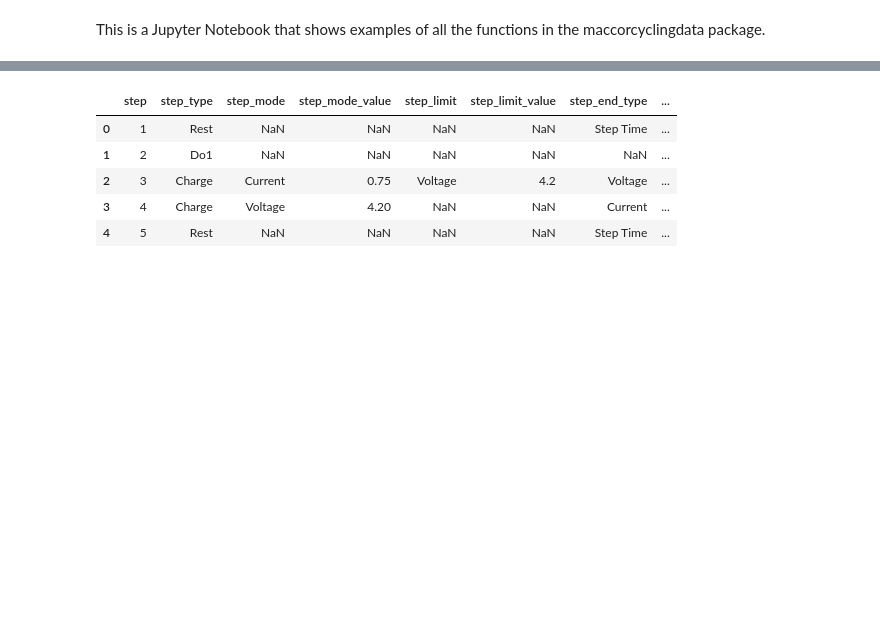
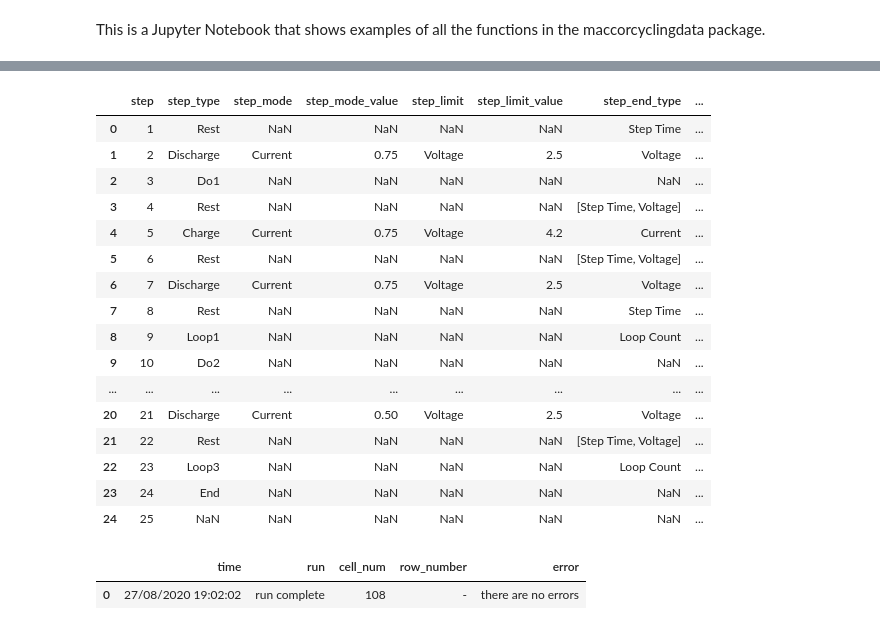
Before and after one commit to shriyachallam/maccorcyclingdata, a Jupyter notebook: example.ipynb, the cells around one changed output, grey strips where cells are left out. Cells and saved outputs as stored; diff of their text form; code cells hidden in the pictures; blank space fills up the shorter version.

Commit message:
'validation'

```diff
--- a/example.ipynb
+++ b/example.ipynb
@@ -73,13 +73,27 @@ print(len(del_df_shifted))
 # %%
 schedule_df = schedules.import_schedules('example_data/','schedule.csv')
-schedule_df.head(5)
+schedule_df
 # %% [output]
 |  | step | step_type | step_mode | step_mode_value | step_limit | step_limit_value | step_end_type | ... |
 | 0 | 1 | Rest | NaN | NaN | NaN | NaN | Step Time | ... |
-| 1 | 2 | Do1 | NaN | NaN | NaN | NaN | NaN | ... |
-| 2 | 3 | Charge | Current | 0.75 | Voltage | 4.2 | Voltage | ... |
-| 3 | 4 | Charge | Voltage | 4.20 | NaN | NaN | Current | ... |
-| 4 | 5 | Rest | NaN | NaN | NaN | NaN | Step Time | ... |
+| 1 | 2 | Discharge | Current | 0.75 | Voltage | 2.5 | Voltage | ... |
+| 2 | 3 | Do1 | NaN | NaN | NaN | NaN | NaN | ... |
+| 3 | 4 | Rest | NaN | NaN | NaN | NaN | [Step Time, Voltage] | ... |
+| 4 | 5 | Charge | Current | 0.75 | Voltage | 4.2 | Current | ... |
+| 5 | 6 | Rest | NaN | NaN | NaN | NaN | [Step Time, Voltage] | ... |
+| 6 | 7 | Discharge | Current | 0.75 | Voltage | 2.5 | Voltage | ... |
+| 7 | 8 | Rest | NaN | NaN | NaN | NaN | Step Time | ... |
+| 8 | 9 | Loop1 | NaN | NaN | NaN | NaN | Loop Count | ... |
+| 9 | 10 | Do2 | NaN | NaN | NaN | NaN | NaN | ... |
+| ... | ... | ... | ... | ... | ... | ... | ... | ... |
+| 20 | 21 | Discharge | Current | 0.50 | Voltage | 2.5 | Voltage | ... |
+| 21 | 22 | Rest | NaN | NaN | NaN | NaN | [Step Time, Voltage] | ... |
+| 22 | 23 | Loop3 | NaN | NaN | NaN | NaN | Loop Count | ... |
+| 23 | 24 | End | NaN | NaN | NaN | NaN | NaN | ... |
+| 24 | 25 | NaN | NaN | NaN | NaN | NaN | NaN | ... |
 # %%
-validation_df = validate.validate_test_data(schedule_df, df, 1, 10, 20, 50, 5)
+validation_df = validate.validate_test_data(schedule_df, df, 108, 60, 20, 50, False, 5)
 validation_df
+# %% [output]
+|  | time | run | cell_num | row_number | error |
+| 0 | 27/08/2020 19:02:02 | run complete | 108 | - | there are no errors |
```
Also changed, not shown: parts of 9 cells of this notebook, 21 other files.
